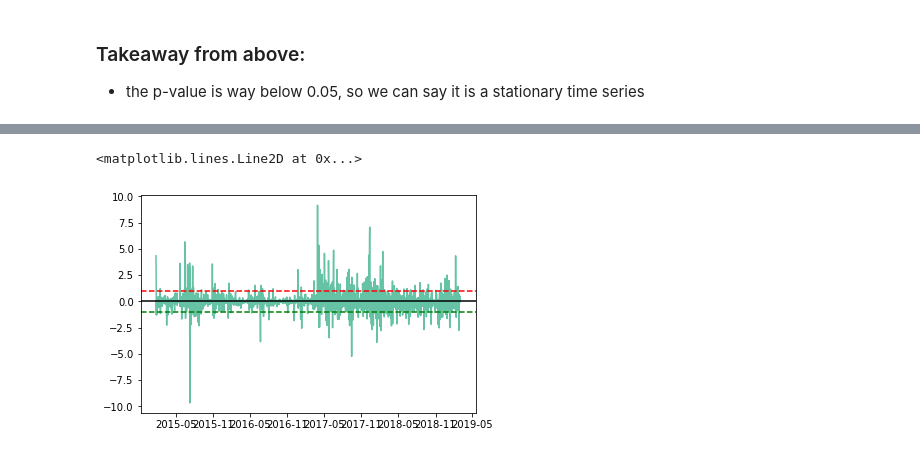
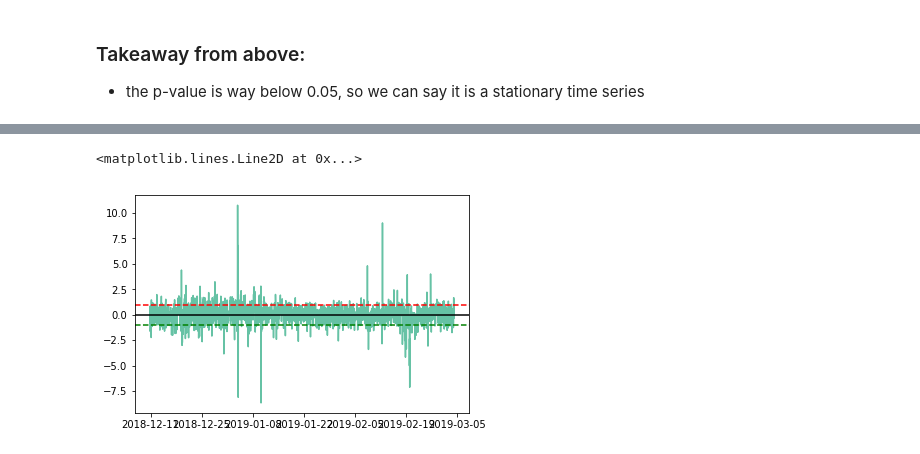
Before and after one commit to ycxmichael/CMPT733_CryptoCurrency_Project, a Jupyter notebook: Feature_Explore_Test.ipynb, the cells around one changed output, grey strips where cells are left out. Saved outputs shown, nothing was run; the diff lists cells and outputs as text; code cells hidden in the pictures.

Commit message:
update time series analysis

```diff
--- a/Feature_Explore_Test.ipynb
+++ b/Feature_Explore_Test.ipynb
@@ -167,0 +192,11 @@ dtype: float64
+# %%
+# try explore hourly data instead of daily data
+endpoint = 'https://min-api.cryptocompare.com/data/histohour'
+BTC_OKEX = requests.get(endpoint + '?fsym=BTC&tsym=USDT&limit=2000&e=OKEX')
+BTC_Binance = requests.get(endpoint + '?fsym=BTC&tsym=USDT&limit=2000&e=Binance')
+BTC_OKEX = pd.DataFrame(json.loads(BTC_OKEX.content)['Data'])
+BTC_OKEX = BTC_OKEX.set_index('time')
+BTC_OKEX.index = pd.to_datetime(BTC_OKEX.index, unit='s')
+BTC_Binance = pd.DataFrame(json.loads(BTC_Binance.content)['Data'])
+BTC_Binance = BTC_Binance.set_index('time')
+BTC_Binance.index = pd.to_datetime(BTC_Binance.index, unit='s')
@@ -168,12 +211,9 @@ dtype: float64
 # %%
-# first we standardize s1
-def standardize(series):
-    return (series - series.mean()) /np.std(series)
-
-plt.plot(standardize(s1))
-plt.axhline(standardize(s1).mean(),color = 'black')
+s4 = BTC_Binance[target_col] - BTC_OKEX[target_col]
+plt.plot(standardize(s4))
+plt.axhline(standardize(s4).mean(),color = 'black')
 plt.axhline(1.0,color = 'red',linestyle = '--')
 plt.axhline(-1.0,color = 'green',linestyle = '--')
 # %% [output]
 <matplotlib.lines.Line2D at 0x...>
-[figure, old version]
+[figure, new version]
```
Also changed, not shown: parts of 15 cells of this notebook.
